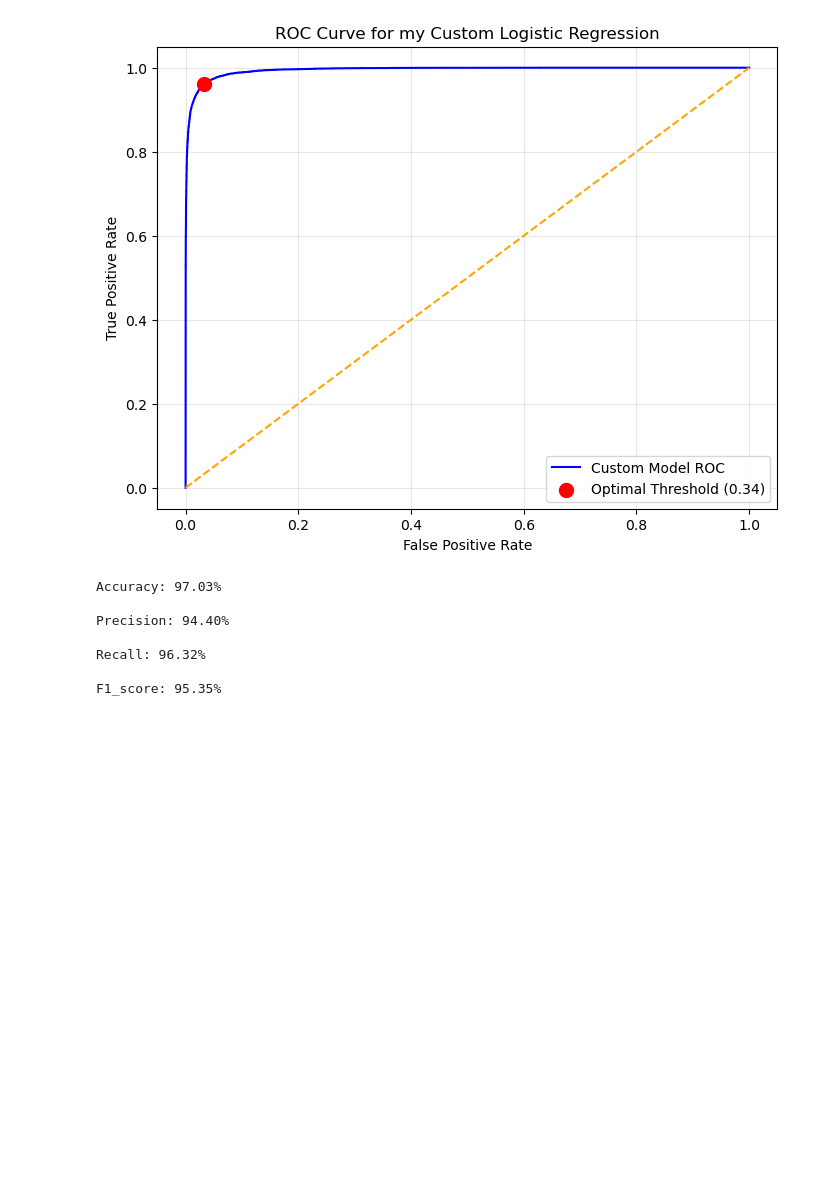
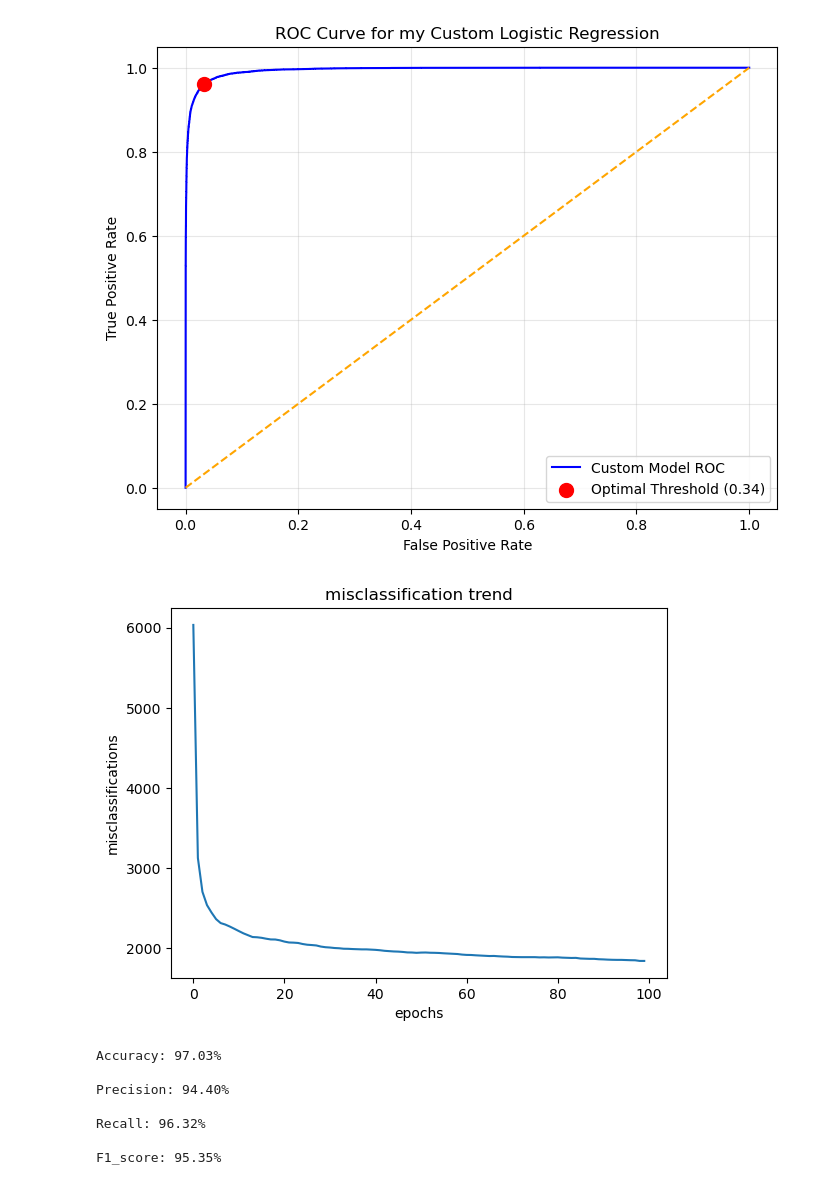
Before and after one commit to tarek-moh/The-MNIST-Suite, a Jupyter notebook: models/logistic-regression/logistic_regression.ipynb, the cells around one changed output. Drawn from its saved outputs; the diff is of its cells as text; code cells hidden in the pictures; blank space fills up the shorter version.

Commit message:
add line chart for logistic model misclassification over epochs

```diff
--- a/models/logistic-regression/logistic_regression.ipynb
+++ b/models/logistic-regression/logistic_regression.ipynb
@@ -65,7 +65,7 @@ num_weights = x_train_bias.shape[1]
 from logistic_regression import custom_logistic_regression
 
 model = custom_logistic_regression(X=x_train_bias, Y=y_train, size=num_weights)
-model.train_customized(_lambda_=0.001)
+epochs, misclassifications = model.train_customized(_lambda_=0.001)
 # %% [output]
 Training Started (Stochastic Gradient Descent)...
 iteration 0 completed with errors: 6034
@@ -85,6 +85,15 @@ iteration 10 completed with errors: 2216
  -0.00977007]
 Optimal threshold =  0.34107313716741106
 [figure]
+# %%
+import matplotlib.pyplot as plt
+plt.plot(epochs, misclassifications)
+plt.xlabel('epochs')
+plt.ylabel('misclassifications')
+plt.title("misclassification trend")
+plt.show()
+# %% [output]
+[figure, added]
 # %%
 y_pred = model.predict_customized(x_test_bias)
 # %%
```
Also changed, not shown: 1 other file.
